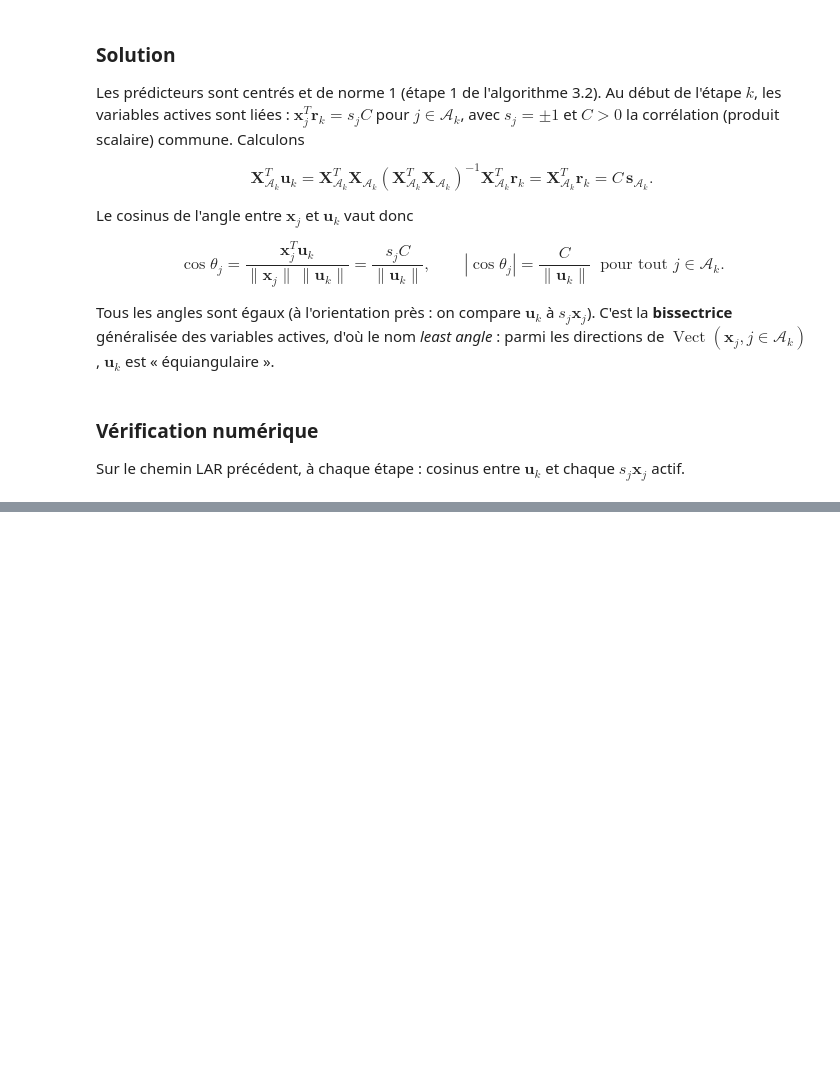
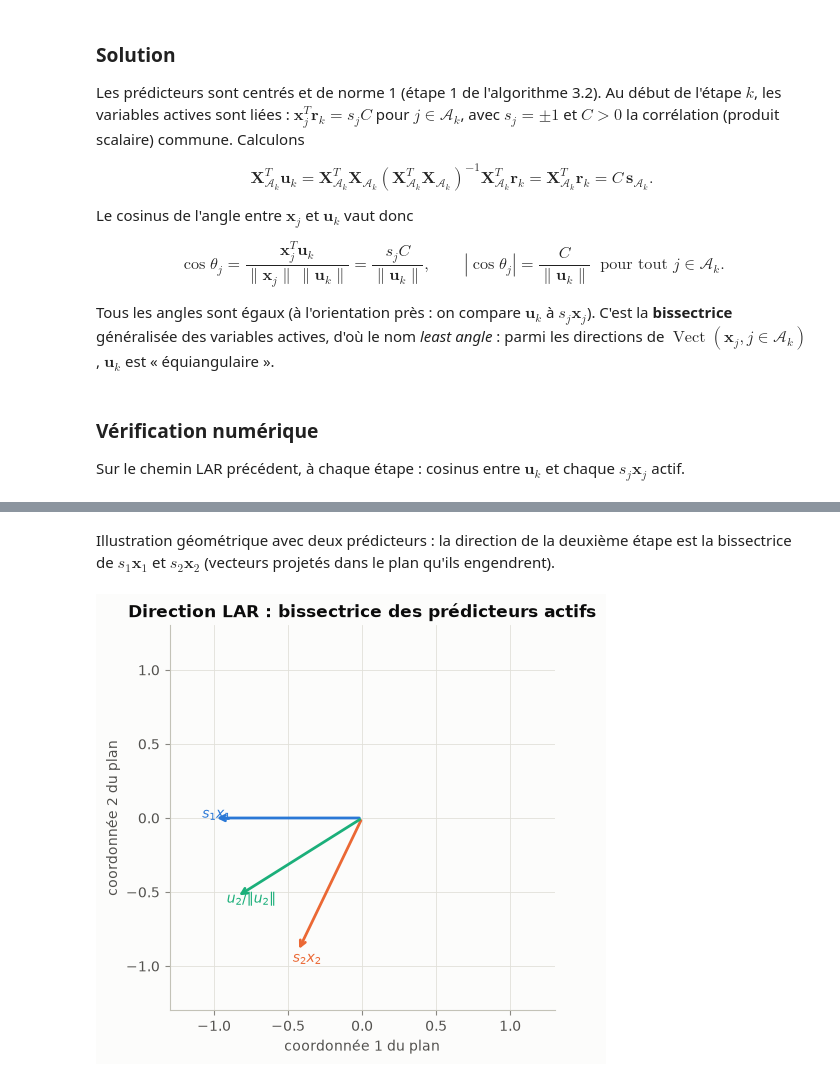
Before and after one commit to gwils28/Elements_of_Statistical_Learning__ByTheBook, a Jupyter notebook: notebooks/ch03_regression_lineaire/ch03_exercices_21-25.ipynb, the cells around one changed output, grey strips where cells are left out. Cells and saved outputs as stored; diff of their text form; code cells hidden in the pictures; blank space fills up the shorter version.

Commit message:
Ex. 3.24 : simulation
- Ex. 3.24 : simulation
- Ex. 3.24 : commentaire
- Ex. 3.24 : graphique

```diff
--- a/notebooks/ch03_regression_lineaire/ch03_exercices_21-25.ipynb
+++ b/notebooks/ch03_regression_lineaire/ch03_exercices_21-25.ipynb
@@ -491,3 +495,14 @@ parmi les directions de $\operatorname{Vect}(\mathbf x_j, j\in\mathcal A_k)$, $\
 ### Vérification numérique
 
 Sur le chemin LAR précédent, à chaque étape : cosinus entre $\mathbf u_k$ et chaque $s_j\mathbf x_j$ actif.
+# %%
+coefs = path["coefs"]
+active = [path["events"][0][1]]
+for k in range(coefs.shape[1] - 1):
+    r = y_lar - X_lar @ coefs[:, k]
+    u = X_lar @ (coefs[:, k + 1] - coefs[:, k])        # proportionnel à u_k
+    sgn = np.sign(X_lar[:, active].T @ r)
+    cosines = sgn * (X_lar[:, active].T @ u) / np.linalg.norm(u)
+    print(f"étape {k + 1} : actives = {[j + 1 for j in active]}, cosinus = {np.round(cosines, 4)}")
+    if k < len(path["events"]) - 1:
+        active = active + [path["events"][k + 1][1]]
@@ -493,0 +516,34 @@ Sur le chemin LAR précédent, à chaque étape : cosinus entre $\mathbf u_k$ et
+# %% [markdown]
+Illustration géométrique avec deux prédicteurs : la direction de la deuxième étape est la
+bissectrice de $s_1\mathbf x_1$ et $s_2\mathbf x_2$ (vecteurs projetés dans le plan qu'ils engendrent).
+# %%
+rng = np.random.RandomState(3)
+x1, x2 = rng.randn(50), rng.randn(50)
+x2 = 0.5 * x1 + x2
+X2 = np.column_stack([x1, x2])
+y2 = X2 @ np.array([1.0, 0.7]) + 0.5 * rng.randn(50)
+X2, _, _, _ = rc.standardize(X2, unit_norm=True)
+y2 -= y2.mean()
+pth2 = rc.lars(X2, y2)
+Qb = np.linalg.qr(X2)[0]                     # base orthonormée du plan
+P = lambda v: Qb.T @ v                       # coordonnées dans le plan
+r1 = y2 - X2 @ pth2["coefs"][:, 1]
+u2 = X2 @ (pth2["coefs"][:, 2] - pth2["coefs"][:, 1])
+s12 = np.sign(X2.T @ r1)
+fig, ax = plt.subplots(figsize=(6, 5))
+for j, col in zip(range(2), [BLUE, ORANGE]):
+    v = P(s12[j] * X2[:, j])
+    ax.annotate("", xy=v, xytext=(0, 0), arrowprops=dict(arrowstyle="->", color=col, lw=2))
+    ax.text(*(1.08 * v), fr"$s_{j + 1}x_{j + 1}$", color=col)
+vu = P(u2) / np.linalg.norm(u2)
+ax.annotate("", xy=vu, xytext=(0, 0), arrowprops=dict(arrowstyle="->", color=COLORS[2], lw=2))
+ax.text(*(1.08 * vu), r"$u_2/\|u_2\|$", color=COLORS[2])
+ax.set_xlim(-1.3, 1.3)
+ax.set_ylim(-1.3, 1.3)
+ax.set_aspect("equal")
+ax.set_xlabel("coordonnée 1 du plan")
+ax.set_ylabel("coordonnée 2 du plan")
+ax.set_title("Direction LAR : bissectrice des prédicteurs actifs")
+plt.show()
+# %% [output]
+[figure, added]
```
Also changed, not shown: parts of 3 cells of this notebook.
